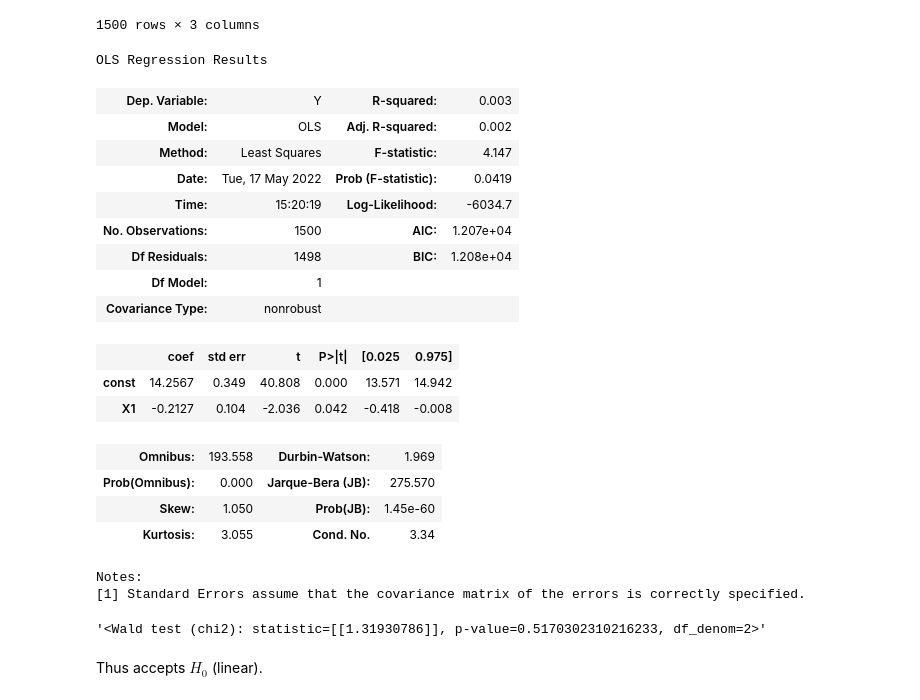
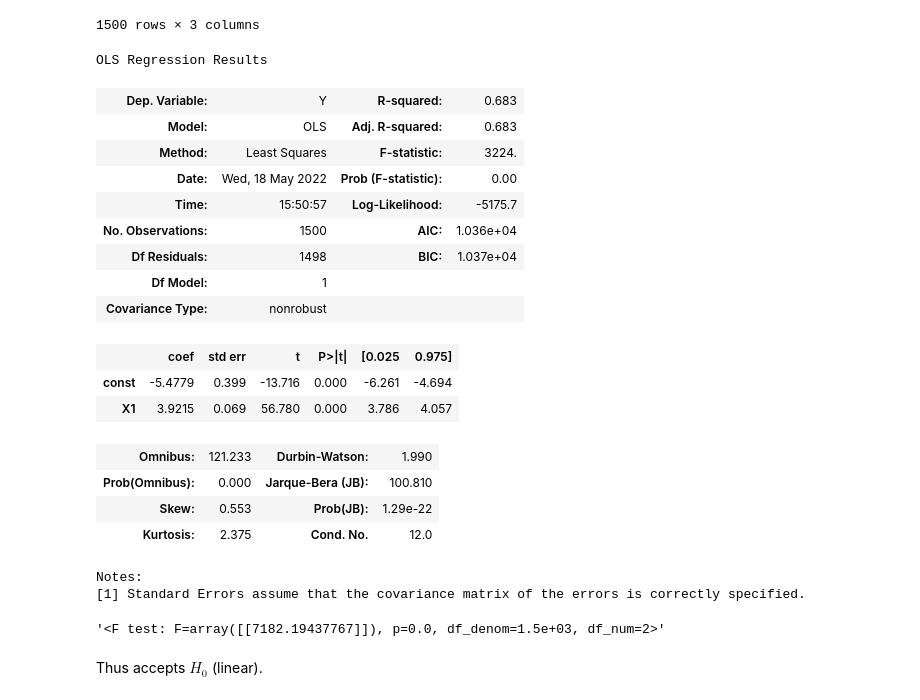
Before and after one commit to michadenheijer/Econometrics2-2, a Jupyter notebook: main.ipynb, the cells around one changed output. Cells and saved outputs as stored; diff of their text form; code cells hidden in the pictures.

```diff
--- a/main.ipynb
+++ b/main.ipynb
@@ -312,30 +312,30 @@ df_ml
 # %%
 from statsmodels.stats.diagnostic import linear_reset
 
-ml_model = stm.OLS(df_ml["Y"], stm.add_constant(df["X1"])).fit()
+ml_model = stm.OLS(df_ml["Y"], stm.add_constant(df_ml["X1"])).fit()
 display(ml_model.summary())
-linear_reset(ml_model).summary()
+display(linear_reset(ml_model, use_f=True, cov_type="HC0").summary())
 # %% [output]
 OLS Regression Results
-| Dep. Variable: | Y | R-squared: | 0.003 |
-| Model: | OLS | Adj. R-squared: | 0.002 |
-| Method: | Least Squares | F-statistic: | 4.147 |
-| Date: | Tue, 17 May 2022 | Prob (F-statistic): | 0.0419 |
-| Time: | 15:20:19 | Log-Likelihood: | -6034.7 |
-| No. Observations: | 1500 | AIC: | 1.207e+04 |
-| Df Residuals: | 1498 | BIC: | 1.208e+04 |
+| Dep. Variable: | Y | R-squared: | 0.683 |
+| Model: | OLS | Adj. R-squared: | 0.683 |
+| Method: | Least Squares | F-statistic: | 3224. |
+| Date: | Wed, 18 May 2022 | Prob (F-statistic): | 0.00 |
+| Time: | 15:50:57 | Log-Likelihood: | -5175.7 |
+| No. Observations: | 1500 | AIC: | 1.036e+04 |
+| Df Residuals: | 1498 | BIC: | 1.037e+04 |
 | Df Model: | 1 |  |  |
 | Covariance Type: | nonrobust |  |  |
 |  | coef | std err | t | P>|t| | [0.025 | 0.975] |
-| const | 14.2567 | 0.349 | 40.808 | 0.000 | 13.571 | 14.942 |
-| X1 | -0.2127 | 0.104 | -2.036 | 0.042 | -0.418 | -0.008 |
+| const | -5.4779 | 0.399 | -13.716 | 0.000 | -6.261 | -4.694 |
+| X1 | 3.9215 | 0.069 | 56.780 | 0.000 | 3.786 | 4.057 |
-| Omnibus: | 193.558 | Durbin-Watson: | 1.969 |
-| Prob(Omnibus): | 0.000 | Jarque-Bera (JB): | 275.570 |
-| Skew: | 1.050 | Prob(JB): | 1.45e-60 |
-| Kurtosis: | 3.055 | Cond. No. | 3.34 |
+| Omnibus: | 121.233 | Durbin-Watson: | 1.990 |
+| Prob(Omnibus): | 0.000 | Jarque-Bera (JB): | 100.810 |
+| Skew: | 0.553 | Prob(JB): | 1.29e-22 |
+| Kurtosis: | 2.375 | Cond. No. | 12.0 |
 Notes:
 [1] Standard Errors assume that the covariance matrix of the errors is correctly specified.
-'<Wald test (chi2): statistic=[[1.31930786]], p-value=0.5170302310216233, df_denom=2>'
+'<F test: F=array([[7182.19437767]]), p=0.0, df_denom=1.5e+03, df_num=2>'
 # %% [markdown]
 Thus accepts $H_0$ (linear).
 # %% [markdown]
```
Also changed, not shown: parts of 12 cells of this notebook.
